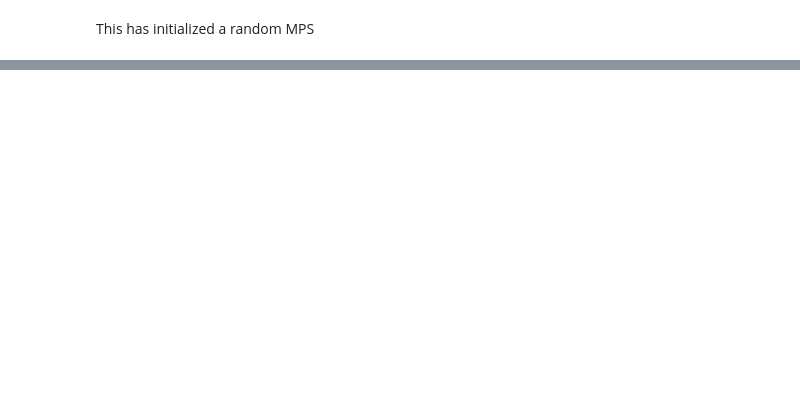
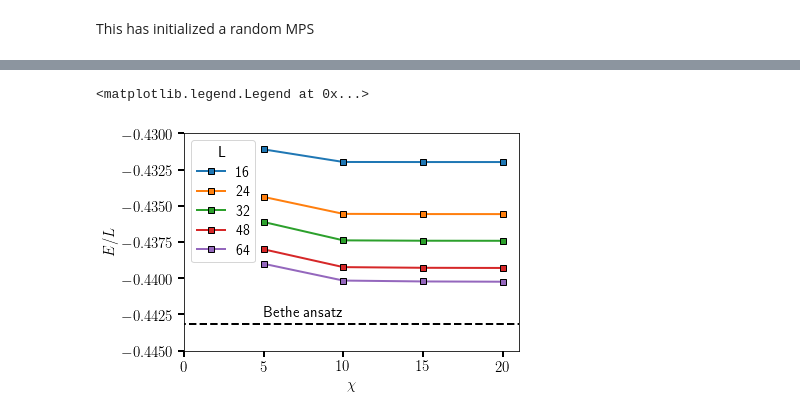
Before and after one commit to akshaykri/dhsc, a Jupyter notebook: DMRG testing.ipynb, the cells around one changed output, grey strips where cells are left out. Saved outputs shown, nothing was run; the diff lists cells and outputs as text; code cells hidden in the pictures; blank space fills up the shorter version.

```diff
--- a/DMRG testing.ipynb
+++ b/DMRG testing.ipynb
@@ -60,8 +36,0 @@ M1.inner_product(W1.act_on_MPS(M1))
-# %%
-
-
-W1.W[4].shape
-for c1 in np.arange(5):
-    for c2 in np.arange(5):
-        if not W1.W[4][c1, c2, 0, 1] == W1.W[4][c1, c2, 1, 0]:
-            print("Ha")
@@ -67,0 +84,4 @@ for c1 in np.arange(5):
+# %%
+for c1 in np.arange(len(L_arr)):
+    for c2 in np.arange(len(chi_arr)):
+        print("L = {0:d}, chi = {1:02d}, E = {2:.6f}".format(L_arr[c1], chi_arr[c2], GSEs[c1][c2][-1]))
@@ -67,0 +121,17 @@ for c1 in np.arange(5):
+# %%
+for c1 in np.arange(len(L_arr)):
+    G = []
+    for c2 in np.arange(len(chi_arr)):
+        G.append(GSEs[c1][c2][-1])
+    plt.plot(chi_arr, np.array(G)/L_arr[c1], '-s', markeredgecolor='k', label='{0:d}'.format(L_arr[c1]))
+Bethe_ansatz = -np.log(2)+0.25
+plt.plot([-3,22], np.ones(2)*Bethe_ansatz, '--k')
+plt.text(5, -0.4426, 'Bethe ansatz')
+plt.xlabel('$\chi$')
+plt.ylabel('$E/L$')
+plt.xlim(0,21)
+plt.ylim(-0.445, -0.43)
+plt.legend(loc='best', title='L')
+# %% [output]
+<matplotlib.legend.Legend at 0x...>
+[figure, added]
```
Also changed, not shown: parts of 18 cells of this notebook, 1 other file.
